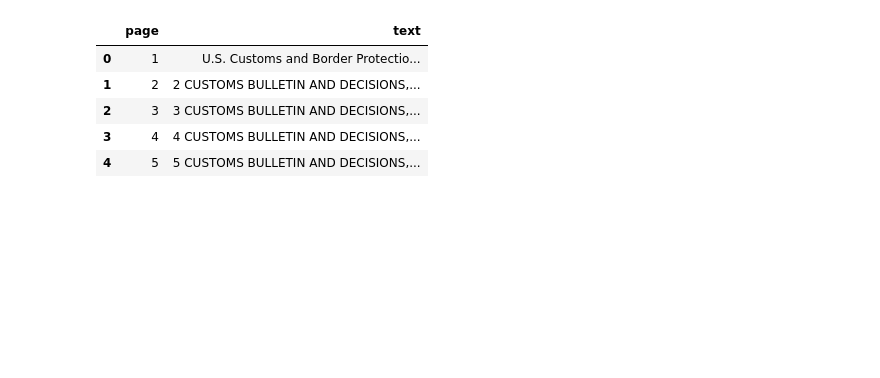
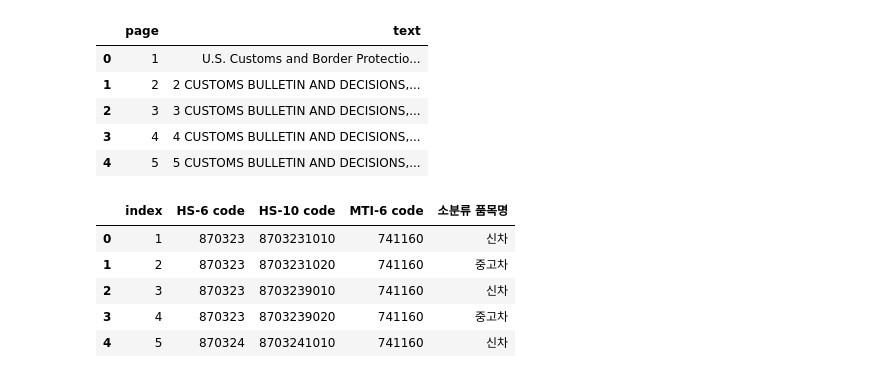
Before and after one commit to yoon777/DACON_GBT_competition, a Jupyter notebook: NLP/BERTopic.ipynb, the cells around one changed output. Saved outputs shown, nothing was run; the diff lists cells and outputs as text; code cells hidden in the pictures; blank space fills up the shorter version.

```diff
--- a/NLP/BERTopic.ipynb
+++ b/NLP/BERTopic.ipynb
@@ -27,15 +5,24 @@ Successfully installed Mako-1.3.5 alembic-1.13.3 colorlog-6.8.2 optuna-4.0.0
 # %%
 from bertopic import BERTopic
 import pandas as pd
-# %%
-df = pd.read_csv('extracted_text.csv')
-df.head()
-# %% [output]
-|  | page | text |
-| 0 | 1 | U.S. Customs and Border Protectio... |
-| 1 | 2 | 2 CUSTOMS BULLETIN AND DECISIONS,... |
-| 2 | 3 | 3 CUSTOMS BULLETIN AND DECISIONS,... |
-| 3 | 4 | 4 CUSTOMS BULLETIN AND DECISIONS,... |
-| 4 | 5 | 5 CUSTOMS BULLETIN AND DECISIONS,... |
+# %%
+# 원본 CSV 파일의 "Raw" URL을 사용
+extracted_text = pd.read_csv('https://raw.githubusercontent.com/young0jin/CustomsNotifyAnalyzer/refs/heads/main/NLP/extracted_text.csv')
+class_table = pd.read_csv('https://raw.githubusercontent.com/young0jin/CustomsNotifyAnalyzer/refs/heads/main/%EB%B6%84%EB%A5%98%20CSV/%EC%86%8C%EB%B6%84%EB%A5%98%20%ED%85%8C%EC%9D%B4%EB%B8%94.csv')
+display(extracted_text.head())
+display(class_table.head())
+# %% [output]
+|  | page | text |
+| 0 | 1 | U.S. Customs and Border Protectio... |
+| 1 | 2 | 2 CUSTOMS BULLETIN AND DECISIONS,... |
+| 2 | 3 | 3 CUSTOMS BULLETIN AND DECISIONS,... |
+| 3 | 4 | 4 CUSTOMS BULLETIN AND DECISIONS,... |
+| 4 | 5 | 5 CUSTOMS BULLETIN AND DECISIONS,... |
+|  | index | HS-6 code | HS-10 code | MTI-6 code | 소분류 품목명 |
+| 0 | 1 | 870323 | 8703231010 | 741160 | 신차 |
+| 1 | 2 | 870323 | 8703231020 | 741160 | 중고차 |
+| 2 | 3 | 870323 | 8703239010 | 741160 | 신차 |
+| 3 | 4 | 870323 | 8703239020 | 741160 | 중고차 |
+| 4 | 5 | 870324 | 8703241010 | 741160 | 신차 |
 # %%
 # 'text' 열에서 'U.S.'로 시작하는 행 필터링
```
Also changed, not shown: parts of 23 cells of this notebook.
